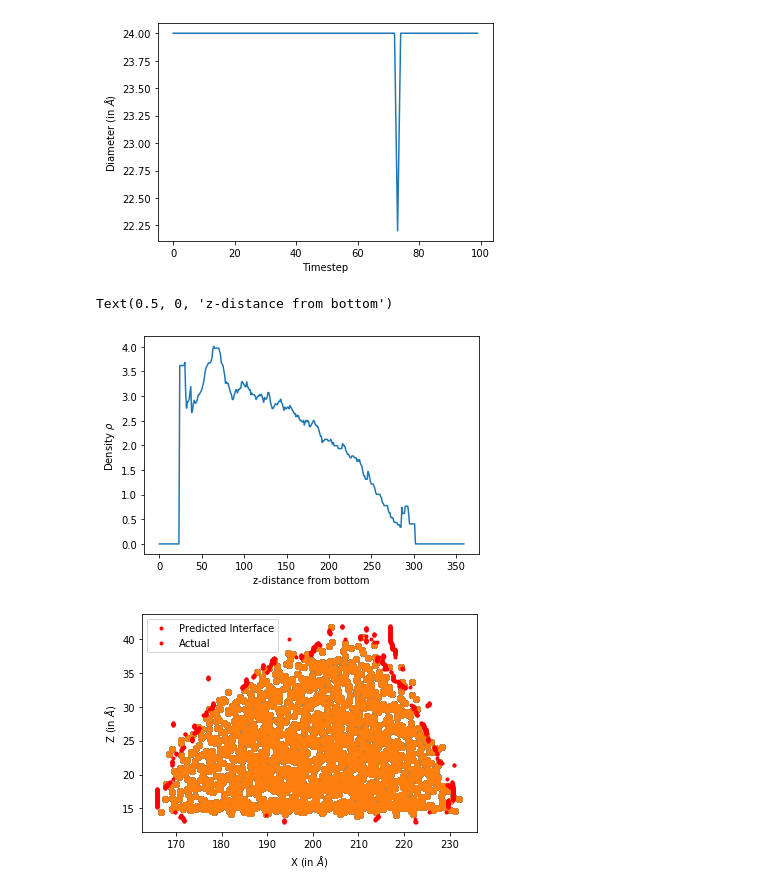
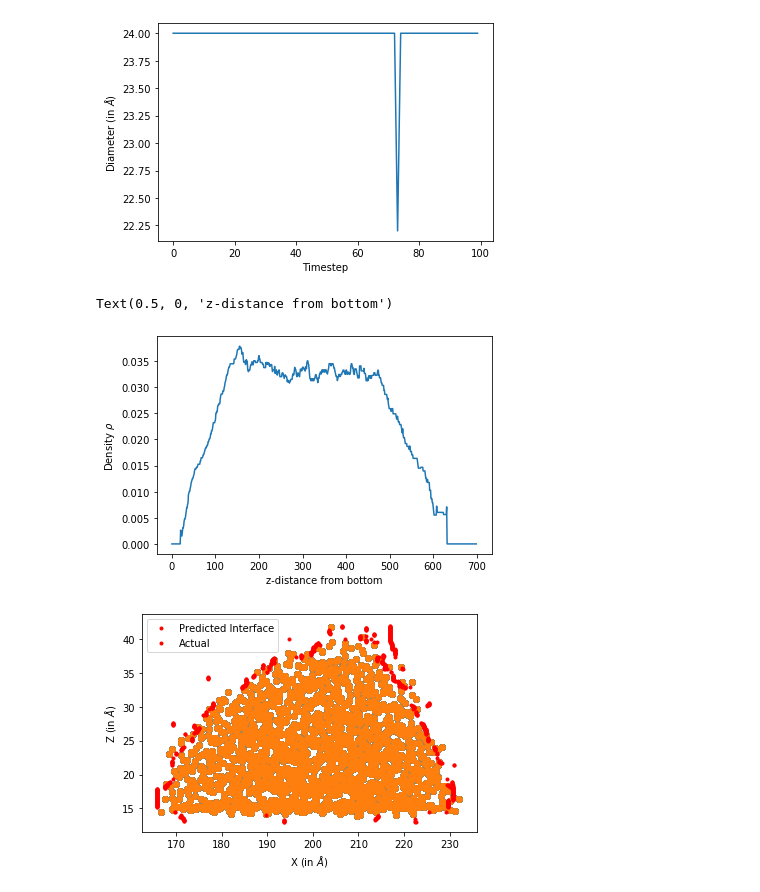
Before and after one commit to Oscuro-Phoenix/MD_Drop_Utils, a Jupyter notebook: Droplet_MD_Util.ipynb, the cells around one changed output. Drawn from its saved outputs; the diff is of its cells as text; code cells hidden in the pictures.

```diff
--- a/Droplet_MD_Util.ipynb
+++ b/Droplet_MD_Util.ipynb
@@ -141,7 +141,7 @@ dx = 0.1
 dz = 0.1
 Nx = int(1/dx)
 Nz = int(1/dz)
-for t in range(50,150):
+for t in range(50,100):
     x0,y0,z0 = get_clean_coord(X,Y,Z,t)
     xlim = [int(x0.min()),int(np.ceil(x0.max()))] #New Limits
     ylim = [int(y0.min()),int(np.ceil(y0.max()))] #New Limits
@@ -159,14 +159,20 @@ plt.xlabel('Timestep')
 Text(0.5, 0, 'Timestep')
 [figure]
 # %%
-x0,y0,z0 = get_clean_coord(X,Y,Z,100)
+x0,y0,z0 = get_clean_coord(X,Y,Z,99)
+q=3
-# %%
-plt.plot(rho[int(rho.shape[0]*0.5),:])
-plt.ylabel(r'Density $ \rho $')
-plt.xlabel('z-distance from bottom')
-# %% [output]
-Text(0.5, 0, 'z-distance from bottom')
-[figure, removed]
+# %%
+xlim = [int(x0.min()),int(np.ceil(x0.max()))] #New Limits
+ylim = [int(y0.min()),int(np.ceil(y0.max()))] #New Limits
+zlim = [int(z0.min()),int(np.ceil(z0.max()))] #New Limits
+rho = get_rho(6.8,np.asarray(xlim),np.asarray(ylim),np.asarray(zlim),x0,y0,z0,q,dx,dz)
+z_axis = np.linspace(0,zlim[1]-zlim[0]+2*q,rho.shape[1])
+plt.plot(rho[int(rho.shape[0]*0.5),:]/(cell_size*cell_size))
+plt.ylabel(r'Density $ \rho $')
+plt.xlabel('z-distance from bottom')
+# %% [output]
+Text(0.5, 0, 'z-distance from bottom')
+[figure, added]
 # %%
 dx = 0.05
 dz = 0.05
```
Also changed, not shown: parts of 5 cells of this notebook.
